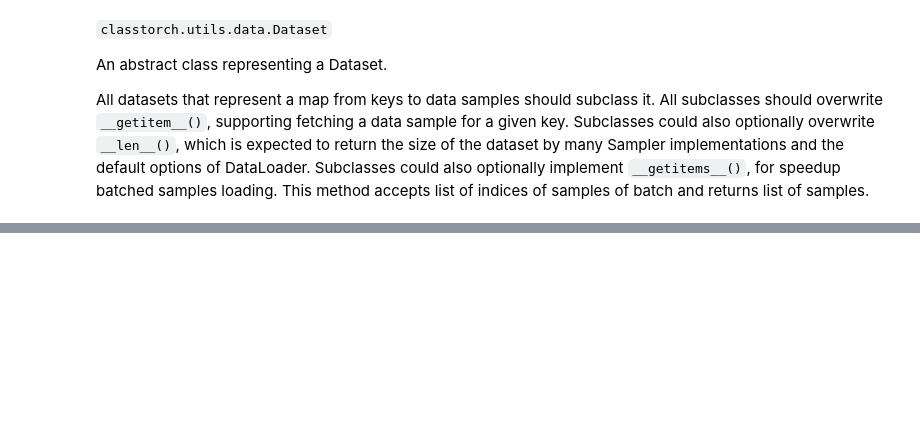
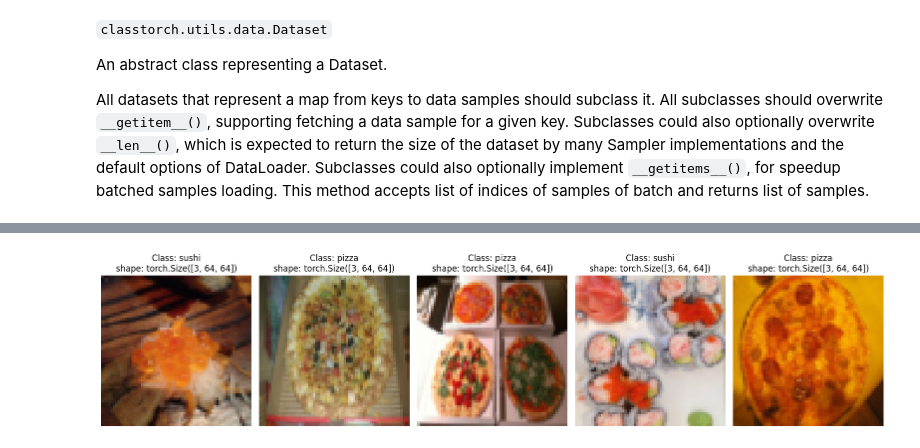
Before and after one commit to Sovit1056/Pytorch_practice, a Jupyter notebook: 04_Pytorch_custom_datasets.ipynb, the cells around one changed output, grey strips where cells are left out. Saved outputs shown, nothing was run; the diff lists cells and outputs as text; code cells hidden in the pictures; blank space fills up the shorter version.

```diff
--- a/04_Pytorch_custom_datasets.ipynb
+++ b/04_Pytorch_custom_datasets.ipynb
@@ -641,3 +641,13 @@ test_transforms = transforms.Compose([
     transforms.Resize((64, 64)),
     transforms.ToTensor()
 ])
+# %%
+# Check out CustomDataset with Image folder
+
+train_data_custom = CustomDataset(target_dir=train_dir,
+                                  transform=train_transforms)
+
+test_data_custom = CustomDataset(target_dir=test_dir,
+                                 transform=test_transforms)
+
+train_data_custom, test_data_custom
@@ -643,0 +747,9 @@ test_transforms = transforms.Compose([
+# %%
+# Display random image from plot_random_image
+
+plot_random_image(dataset=train_data_custom,
+                  classes=train_data_custom.classes,
+                  n=5,
+                  seed=42)
+# %% [output]
+[figure, added]
```
Also changed, not shown: parts of 25 cells of this notebook.
